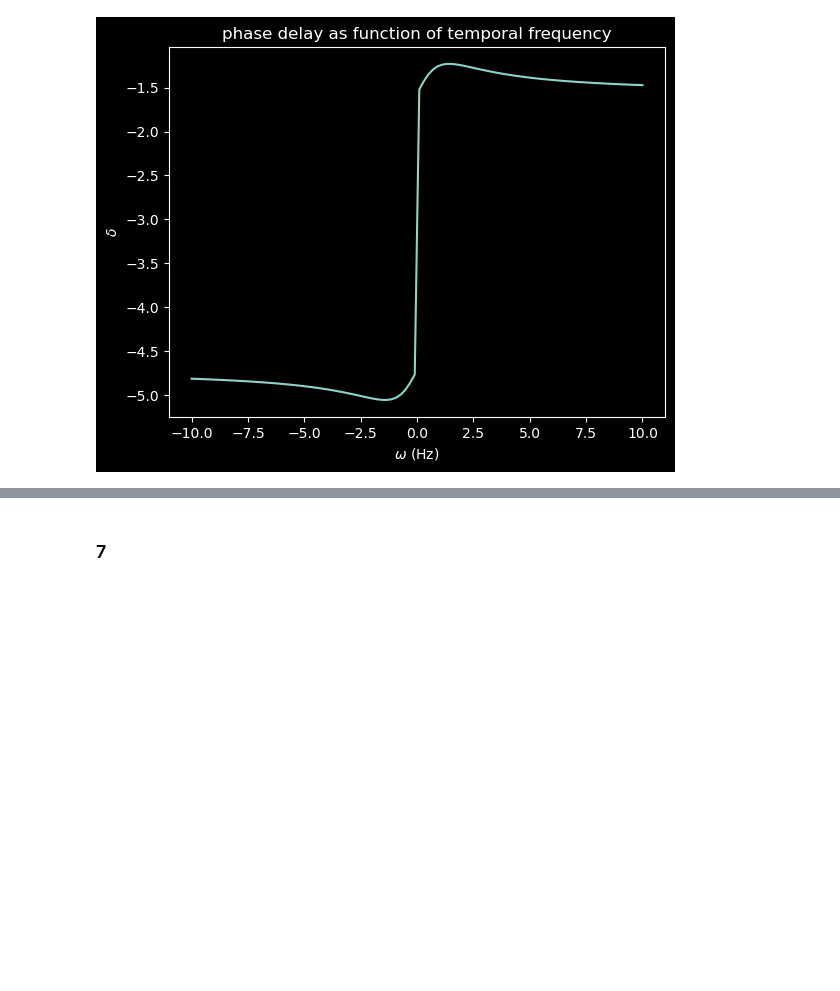
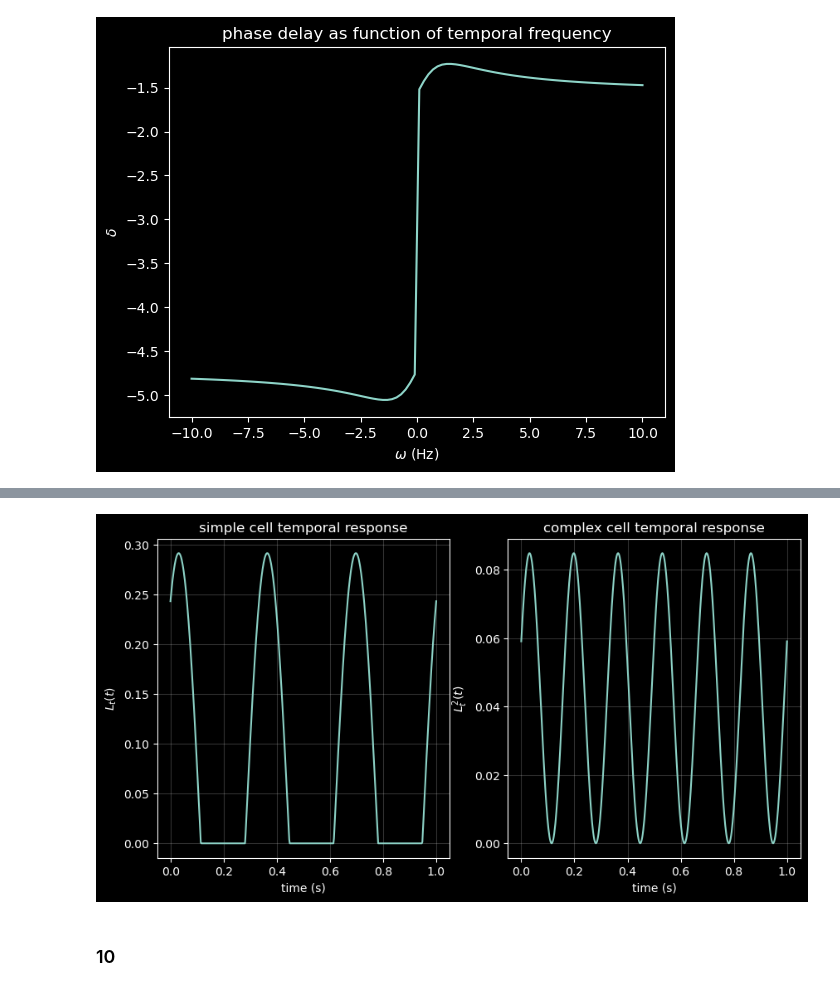
Before and after one commit to polsen99/theoretical_neuroscience, a Jupyter notebook: ch2.ipynb, the cells around one changed output, grey strips where cells are left out. Cells and saved outputs as stored; diff of their text form; code cells hidden in the pictures; blank space fills up the shorter version.

```diff
--- a/ch2.ipynb
+++ b/ch2.ipynb
@@ -529,2 +651,38 @@ Text(0.5, 1.0, 'phase delay as function of temporal frequency')
+# %%
+from scipy.integrate import quad
+alpha = 1/15e-3
+omega = 6 * np.pi
+
+def Dt(tau):
+    return alpha * np.exp(-alpha * tau) * (((alpha * tau)**5 / np.math.factorial(5)) - ((alpha * tau) ** 7 / np.math.factorial(7)))
+
+def Lt(tau, t, omega=omega):
+    return Dt(tau) * np.cos(omega * (t - tau))
+
+def get_lt(t, omega=omega, alpha=alpha):
+    tau_limit = 10/alpha
+    result, _ = quad(Lt, 0, tau_limit, args=(t, omega))
+    return result
+# %%
+# get L_t(t)
+t_vals = np.linspace(0, 1, 500)
+lt_vals = np.array([get_lt(t, omega, alpha) for t in t_vals])
+lt_rect = np.asarray([max(val, 0) for val in lt_vals])
+lt2_vals = lt_vals**2
+# %%
+fig, ax = plt.subplots(1, 2, figsize=(10, 5))
+ax[0].plot(t_vals, lt_rect)
+ax[0].set_title('simple cell temporal response')
+ax[0].set_xlabel('time (s)')
+ax[0].set_ylabel('$L_t(t)$')
+ax[0].grid(True, alpha=0.2)
+
+ax[1].plot(t_vals, lt2_vals)
+ax[1].set_title('complex cell temporal response')
+ax[1].set_xlabel('time (s)')
+ax[1].set_ylabel('$L_t^2(t)$')
+ax[1].grid(True, alpha=0.2)
+# %% [output]
+[figure, added]
 # %% [markdown]
-### 7
+### 10
```
Also changed, not shown: parts of 9 cells of this notebook.
